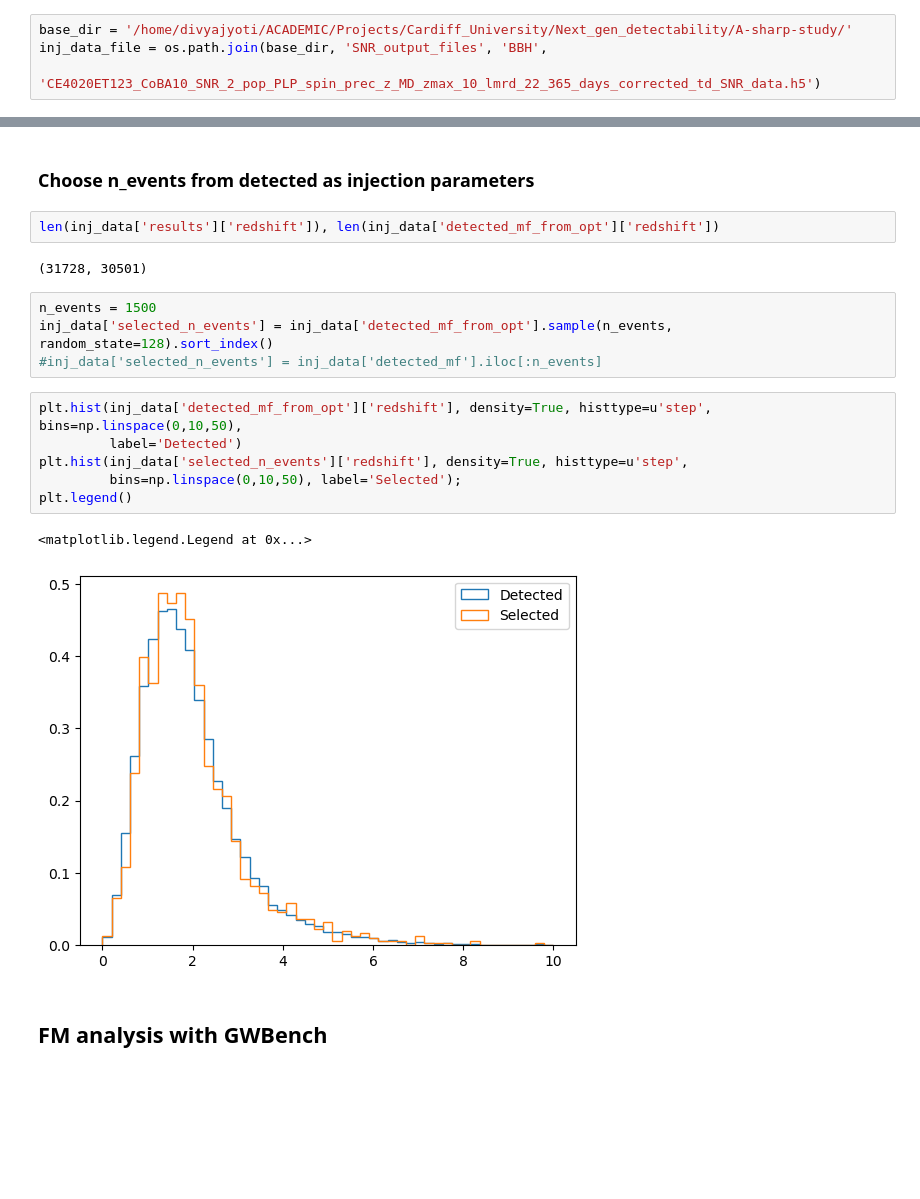
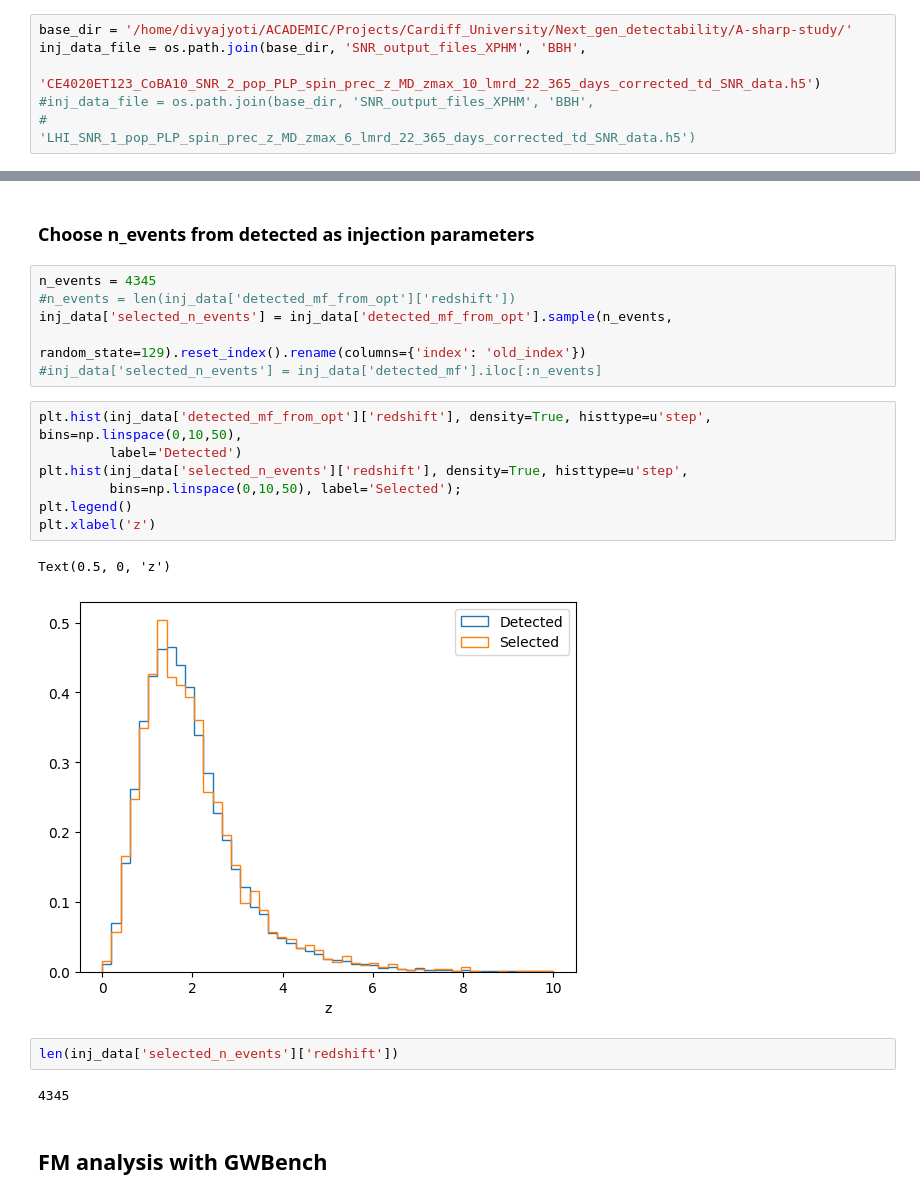
Before and after one commit to divyajyoti09/next_gen_detect, a Jupyter notebook: A-sharp_z_peak_mapping/gwbench_err_calc.ipynb, the cells around one changed output, grey strips where cells are left out. Drawn from its saved outputs; the diff is of its cells as text; blank space fills up the shorter version.

```diff
--- a/A-sharp_z_peak_mapping/gwbench_err_calc.ipynb
+++ b/A-sharp_z_peak_mapping/gwbench_err_calc.ipynb
@@ -16,8 +19,10 @@ from scipy.stats import ncx2
 ## Get injection data SNRs
 # %%
 base_dir = '/home/divyajyoti/ACADEMIC/Projects/Cardiff_University/Next_gen_detectability/A-sharp-study/'
-inj_data_file = os.path.join(base_dir, 'SNR_output_files', 'BBH',
+inj_data_file = os.path.join(base_dir, 'SNR_output_files_XPHM', 'BBH',
                              'CE4020ET123_CoBA10_SNR_2_pop_PLP_spin_prec_z_MD_zmax_10_lmrd_22_365_days_corrected_td_SNR_data.h5')
+#inj_data_file = os.path.join(base_dir, 'SNR_output_files_XPHM', 'BBH',
+#                             'LHI_SNR_1_pop_PLP_spin_prec_z_MD_zmax_6_lmrd_22_365_days_corrected_td_SNR_data.h5')
 # %%
 def decode_bytes_recursive(val):
     if isinstance(val, bytes):
@@ -171,22 +187,25 @@ inj_data['detected_mf_from_opt'] = get_detected_SNRs(inj_data['results'], method
 # %% [markdown]
 ### Choose n_events from detected as injection parameters
-# %%
-len(inj_data['results']['redshift']), len(inj_data['detected_mf_from_opt']['redshift'])
-# %% [output]
-(31728, 30501)
 # %%
-n_events = 1500
-inj_data['selected_n_events'] = inj_data['detected_mf_from_opt'].sample(n_events, random_state=128).sort_index()
+n_events = 4345
+#n_events = len(inj_data['detected_mf_from_opt']['redshift'])
+inj_data['selected_n_events'] = inj_data['detected_mf_from_opt'].sample(n_events,
+                                                                        random_state=129).reset_index().rename(columns={'index': 'old_index'})
 #inj_data['selected_n_events'] = inj_data['detected_mf'].iloc[:n_events]
 # %%
 plt.hist(inj_data['detected_mf_from_opt']['redshift'], density=True, histtype=u'step', bins=np.linspace(0,10,50),
          label='Detected')
 plt.hist(inj_data['selected_n_events']['redshift'], density=True, histtype=u'step',
          bins=np.linspace(0,10,50), label='Selected');
 plt.legend()
+plt.xlabel('z')
 # %% [output]
-<matplotlib.legend.Legend at 0x...>
+Text(0.5, 0, 'z')
-[figure, old version]
+[figure, new version]
+# %%
+len(inj_data['selected_n_events']['redshift'])
+# %% [output]
+4345
 # %% [markdown]
 ## FM analysis with GWBench
 # %% [markdown]
```
Also changed, not shown: parts of 31 cells of this notebook, 11 other files.
